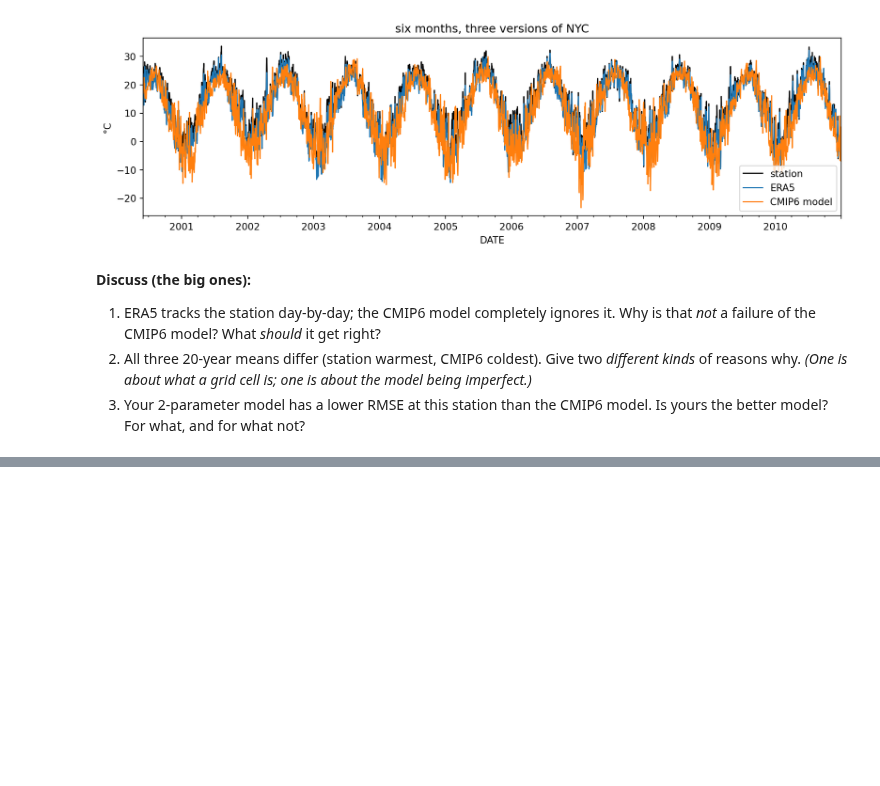
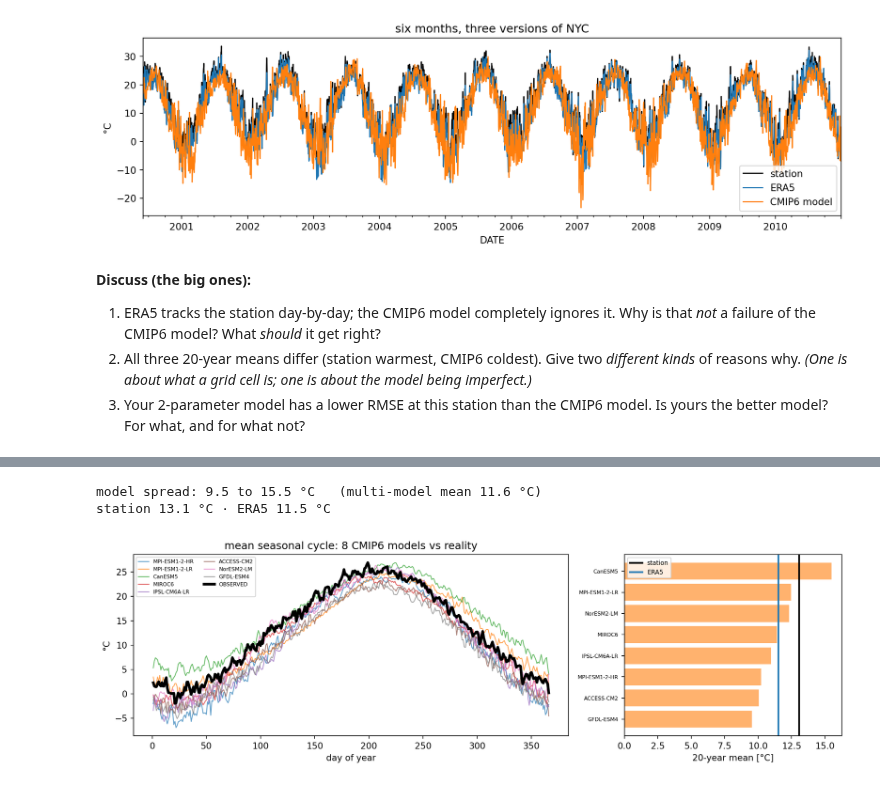
Before and after one commit to dhruvbalwada/intro-climate-modeling-fall2026, a Jupyter notebook: labs/lab0c_nyc_climate.ipynb, the cells around one changed output, grey strips where cells are left out. Cells and saved outputs as stored; diff of their text form; code cells hidden in the pictures; blank space fills up the shorter version.

```diff
--- a/labs/lab0c_nyc_climate.ipynb
+++ b/labs/lab0c_nyc_climate.ipynb
@@ -13,7 +13,11 @@ import numpy as np
 import pandas as pd
 import matplotlib.pyplot as plt
 
-base = "https://dhruvbalwada.github.io/intro-climate-modeling-fall2026/labs/data/"
+from pathlib import Path
+
+# data lives next to this notebook on the course website;
+# use a local copy if you have one, otherwise fetch over the web
+base = "data/" if Path("data").is_dir() else "https://dhruvbalwada.github.io/intro-climate-modeling-fall2026/labs/data/"
 
 # 1. station thermometer (NOAA) + 2. ERA5 reanalysis — same file
 df = pd.read_csv(base + "centralpark_obs_era5_1995-2014.csv", index_col=0, parse_dates=True)
@@ -23,6 +27,10 @@ cm = pd.read_csv(base + "centralpark_cmip6_MPI-ESM1-2-HR_1995-2014.csv", index_c
 cm.index = cm.index.normalize()      # model timestamps sit at 12:00; align them to dates
 df["t_cmip6"] = cm["t_cmip6"].reindex(df.index)
 
+# 4. eight CMIP6 models at the same location
+models = pd.read_csv(base + "centralpark_cmip6_multimodel_1995-2014.csv",
+                     index_col=0, parse_dates=True)
+
 df.head()
 # %% [output]
 |  | t_obs | t_era5 | t_cmip6 |
@@ -141,0 +155,26 @@ day-to-day correlation with the station (seasonal cycles removed):
+# %%
+fig, ax = plt.subplots(1, 2, figsize=(12, 3.8), width_ratios=[2, 1])
+
+# mean seasonal cycle: every model, plus observations
+for m in models.columns:
+    ax[0].plot(models[m].groupby(models.index.dayofyear).mean(), lw=1, alpha=0.7, label=m)
+ax[0].plot(df["t_obs"].groupby(df.index.dayofyear).mean(), lw=3, color="k", label="OBSERVED")
+ax[0].set_xlabel("day of year"); ax[0].set_ylabel("°C")
+ax[0].set_title("mean seasonal cycle: 8 CMIP6 models vs reality")
+ax[0].legend(fontsize=6, ncol=2)
+
+# 20-year mean temperature: where does reality sit?
+means = models.mean().sort_values()
+ax[1].barh(range(len(means)), means.values, color="tab:orange", alpha=0.6)
+ax[1].set_yticks(range(len(means))); ax[1].set_yticklabels(means.index, fontsize=6)
+ax[1].axvline(df["t_obs"].mean(), color="k", lw=2, label="station")
+ax[1].axvline(df["t_era5"].mean(), color="tab:blue", lw=2, label="ERA5")
+ax[1].set_xlabel("20-year mean [°C]"); ax[1].legend(fontsize=7)
+plt.tight_layout()
+
+print(f"model spread: {means.min():.1f} to {means.max():.1f} °C   (multi-model mean {means.mean():.1f} °C)")
+print(f"station {df['t_obs'].mean():.1f} °C · ERA5 {df['t_era5'].mean():.1f} °C")
+# %% [output]
+model spread: 9.5 to 15.5 °C   (multi-model mean 11.6 °C)
+station 13.1 °C · ERA5 11.5 °C
+[figure, added]
```
Also changed, not shown: parts of 4 cells of this notebook, 9 other files.
